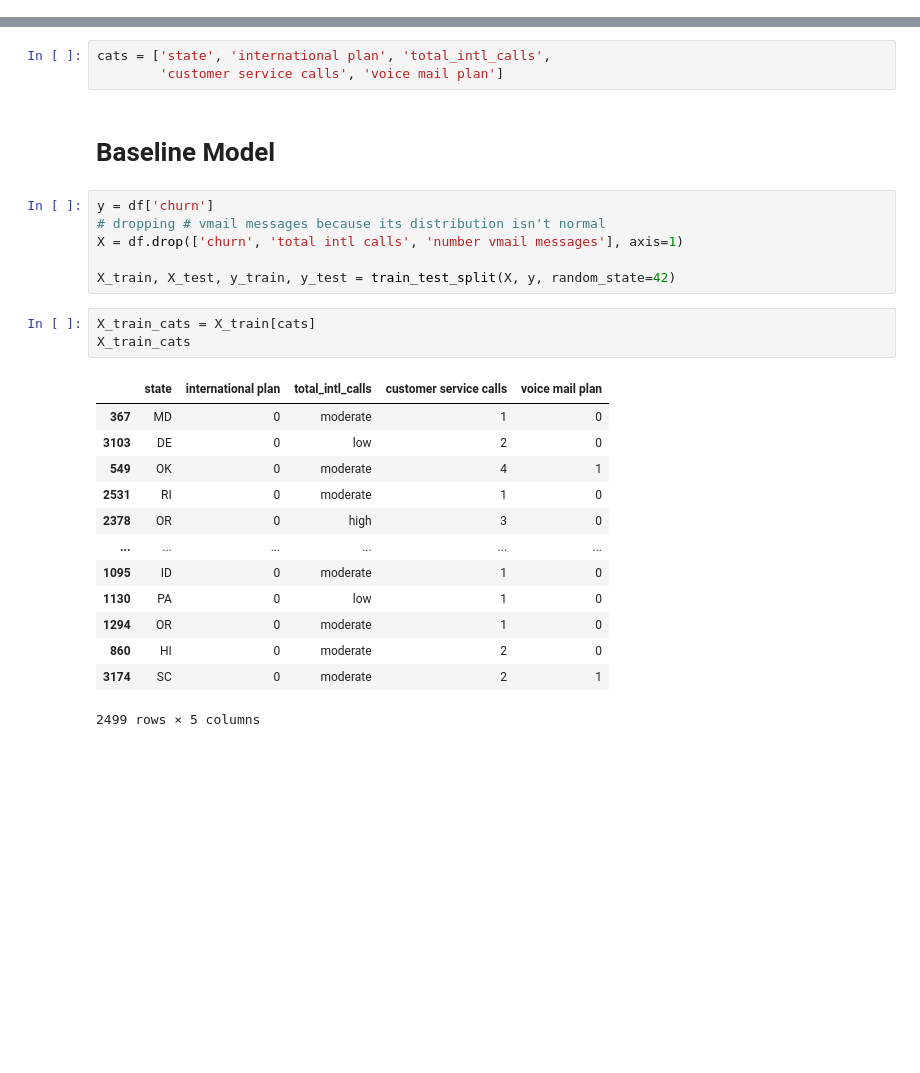
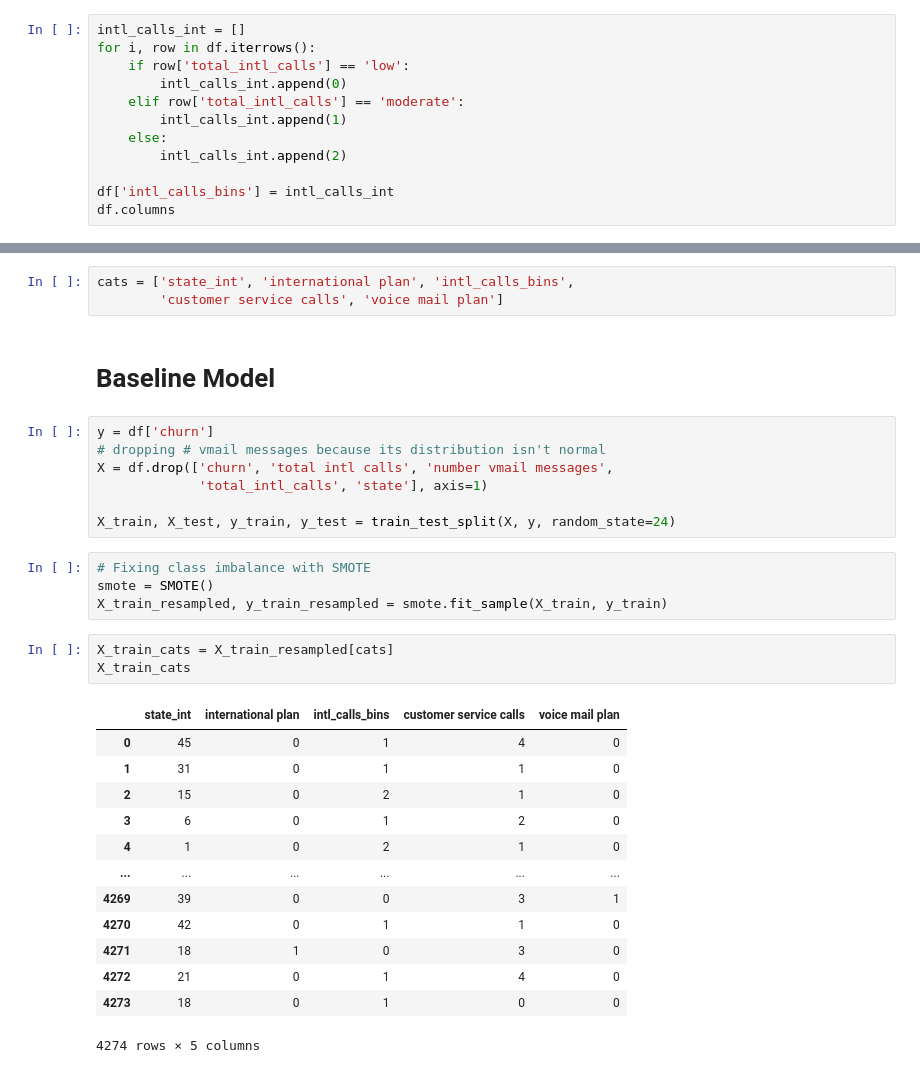
Before and after one commit to samoliver3/dsc-phase-3-project, a Jupyter notebook: notebooks/modeling.ipynb, the cells around one changed output, grey strips where cells are left out. Saved outputs shown, nothing was run; the diff lists cells and outputs as text; blank space fills up the shorter version.

```diff
--- a/notebooks/modeling.ipynb
+++ b/notebooks/modeling.ipynb
@@ -125,0 +212,12 @@ Name: total_intl_calls, dtype: object
+# %%
+intl_calls_int = []
+for i, row in df.iterrows():
+    if row['total_intl_calls'] == 'low':
+        intl_calls_int.append(0)
+    elif row['total_intl_calls'] == 'moderate':
+        intl_calls_int.append(1)
+    else:
+        intl_calls_int.append(2)
+
+df['intl_calls_bins'] = intl_calls_int
+df.columns
@@ -126,31 +233,36 @@ Name: total_intl_calls, dtype: object
 # %%
-cats = ['state', 'international plan', 'total_intl_calls',
+cats = ['state_int', 'international plan', 'intl_calls_bins',
         'customer service calls', 'voice mail plan']
 # %% [markdown]
 # Baseline Model
 # %%
 y = df['churn']
 # dropping # vmail messages because its distribution isn't normal
-X = df.drop(['churn', 'total intl calls', 'number vmail messages'], axis=1)
+X = df.drop(['churn', 'total intl calls', 'number vmail messages',
+             'total_intl_calls', 'state'], axis=1)
 
-X_train, X_test, y_train, y_test = train_test_split(X, y, random_state=42)
+X_train, X_test, y_train, y_test = train_test_split(X, y, random_state=24)
+# %%
+# Fixing class imbalance with SMOTE
+smote = SMOTE()
+X_train_resampled, y_train_resampled = smote.fit_sample(X_train, y_train)
 # %%
-X_train_cats = X_train[cats]
+X_train_cats = X_train_resampled[cats]
 X_train_cats
 # %% [output]
-|  | state | international plan | total_intl_calls | customer service calls | voice mail plan |
-| 367 | MD | 0 | moderate | 1 | 0 |
-| 3103 | DE | 0 | low | 2 | 0 |
-| 549 | OK | 0 | moderate | 4 | 1 |
-| 2531 | RI | 0 | moderate | 1 | 0 |
-| 2378 | OR | 0 | high | 3 | 0 |
+|  | state_int | international plan | intl_calls_bins | customer service calls | voice mail plan |
+| 0 | 45 | 0 | 1 | 4 | 0 |
+| 1 | 31 | 0 | 1 | 1 | 0 |
+| 2 | 15 | 0 | 2 | 1 | 0 |
+| 3 | 6 | 0 | 1 | 2 | 0 |
+| 4 | 1 | 0 | 2 | 1 | 0 |
 | ... | ... | ... | ... | ... | ... |
-| 1095 | ID | 0 | moderate | 1 | 0 |
-| 1130 | PA | 0 | low | 1 | 0 |
-| 1294 | OR | 0 | moderate | 1 | 0 |
-| 860 | HI | 0 | moderate | 2 | 0 |
-| 3174 | SC | 0 | moderate | 2 | 1 |
+| 4269 | 39 | 0 | 0 | 3 | 1 |
+| 4270 | 42 | 0 | 1 | 1 | 0 |
+| 4271 | 18 | 1 | 0 | 3 | 0 |
+| 4272 | 21 | 0 | 1 | 4 | 0 |
+| 4273 | 18 | 0 | 1 | 0 | 0 |
-2499 rows × 5 columns
+4274 rows × 5 columns
 # %%
 # handle categorical values
 ohe = OneHotEncoder(handle_unknown="ignore", sparse=False)
```
Also changed, not shown: parts of 23 cells of this notebook.
